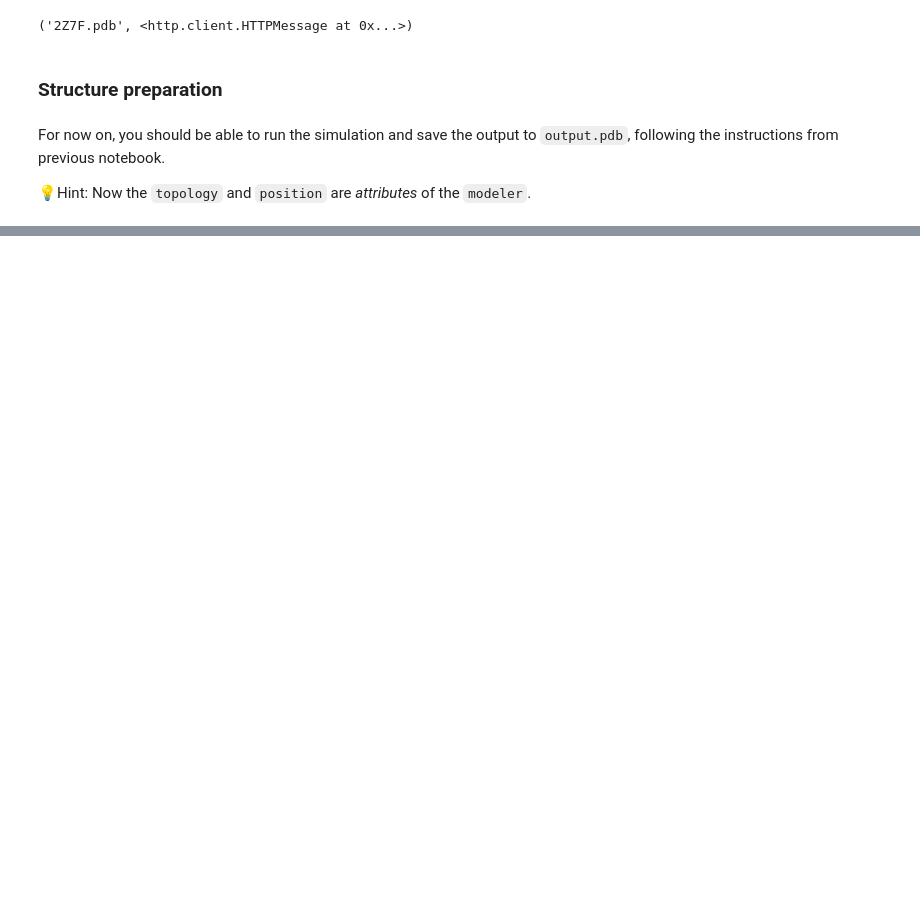
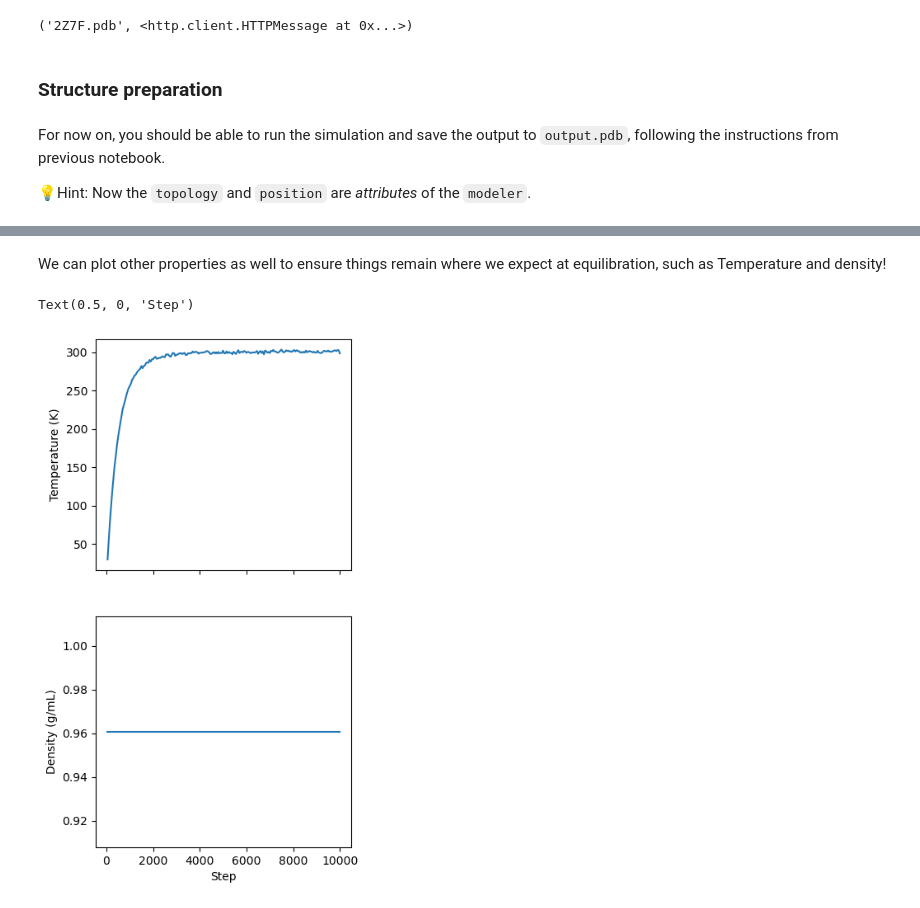
Before and after one commit to sukritsingh/compchem-class, a Jupyter notebook: hne.ipynb, the cells around one changed output, grey strips where cells are left out. Cells and saved outputs as stored; diff of their text form; code cells hidden in the pictures; blank space fills up the shorter version.

```diff
--- a/hne.ipynb
+++ b/hne.ipynb
@@ -94,0 +115,12 @@ Text(0, 0.5, 'Distance (nm)')
+# %% [markdown]
+We can plot other properties as well to ensure things remain where we expect at equilibration, such as Temperature and density!
+# %%
+# make a plot with three subplots, one for each energy
+fig, axes = plt.subplots(2, 1, figsize=(4, 8), sharex=True)
+for i, col in enumerate(['Temperature (K)', 'Density (g/mL)']):
+    axes[i].plot(log_vals['#"Step"'], log_vals[col])
+    axes[i].set_ylabel(col)
+axes[-1].set_xlabel('Step')
+# %% [output]
+Text(0.5, 0, 'Step')
+[figure, added]
```
Also changed, not shown: parts of 14 cells of this notebook.
